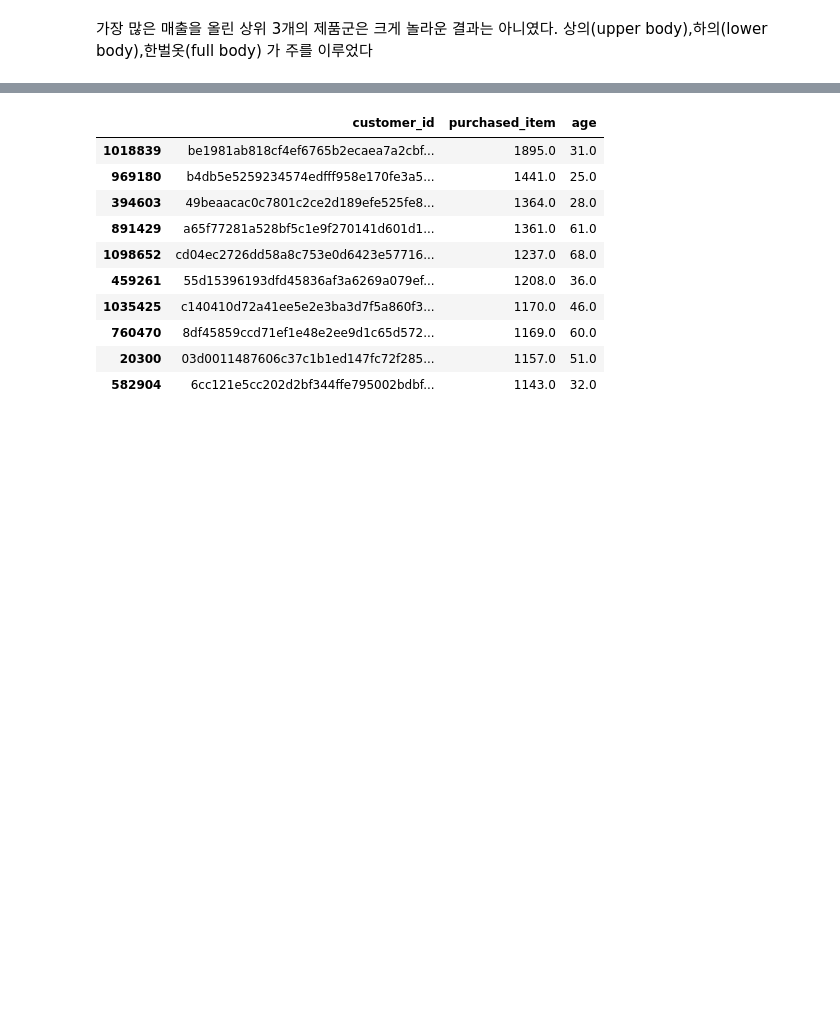
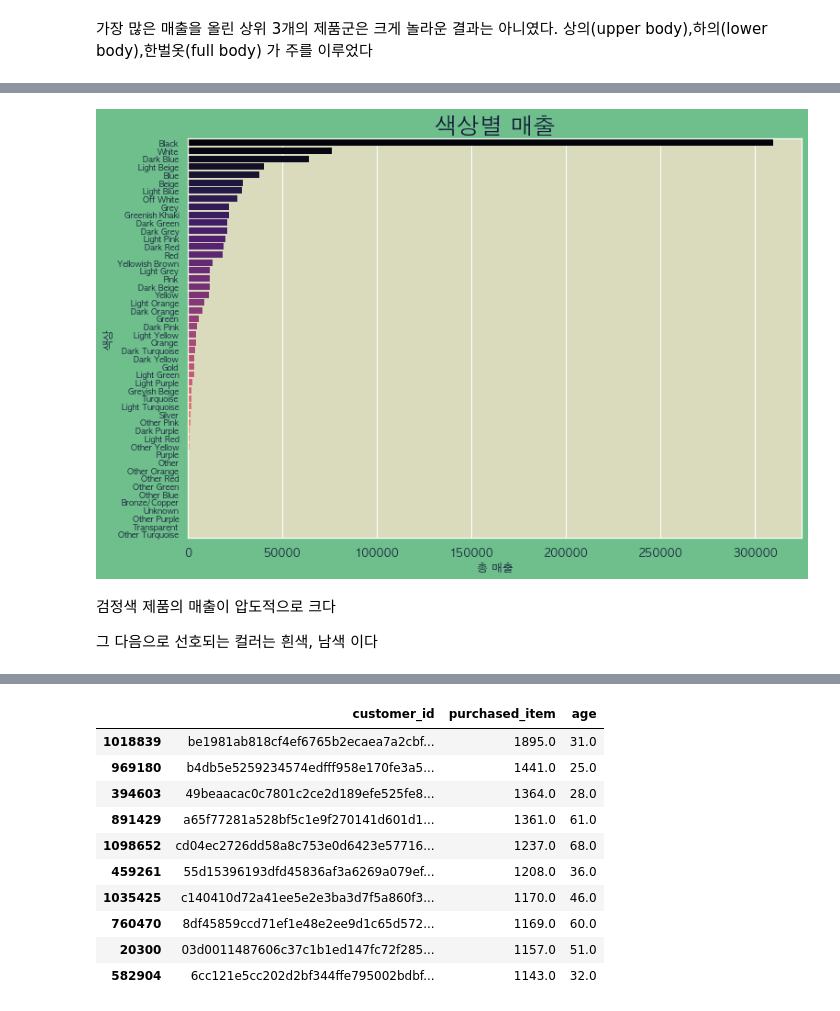
Before and after one commit to ykgoesdumb/Data_Analysis_Projects, a Jupyter notebook: h&m.ipynb, the cells around one changed output, grey strips where cells are left out. Saved outputs shown, nothing was run; the diff lists cells and outputs as text; code cells hidden in the pictures; blank space fills up the shorter version.

```diff
--- a/h&m.ipynb
+++ b/h&m.ipynb
@@ -195,0 +263,4 @@ plt.show()
+# %%
+colour_trans = trans_article.groupby('colour_group_name').sum()[['price']].reset_index()
+colour_trans.sort_values('price',ascending = False, inplace = True )
+colour_trans.head()
@@ -195,0 +274,17 @@ plt.show()
+# %%
+fig, ax = plt.subplots(facecolor= sup_facecolor)
+fig.set_size_inches(12,8)
+sns.barplot(data=colour_trans, x = 'price' , y = 'colour_group_name',
+            palette = 'magma', edgecolor = 'none', linewidth=2)
+plt.title('색상별 매출', color = fontcolor, size = 25, fontweight = 'bold')
+plt.xlabel('총 매출', color = fontcolor, fontweight = 'bold')
+plt.ylabel('색상', color = fontcolor, fontweight = 'bold')
+plt.xticks(color = fontcolor, fontweight = 'bold', fontsize =12)
+plt.yticks(color = fontcolor, fontweight = 'bold', fontsize =9)
+plt.show()
+# %% [output]
+[figure, added]
+# %% [markdown]
+검정색 제품의 매출이 압도적으로 크다
+
+그 다음으로 선호되는 컬러는 흰색, 남색 이다
```
Also changed, not shown: parts of 50 cells of this notebook.
